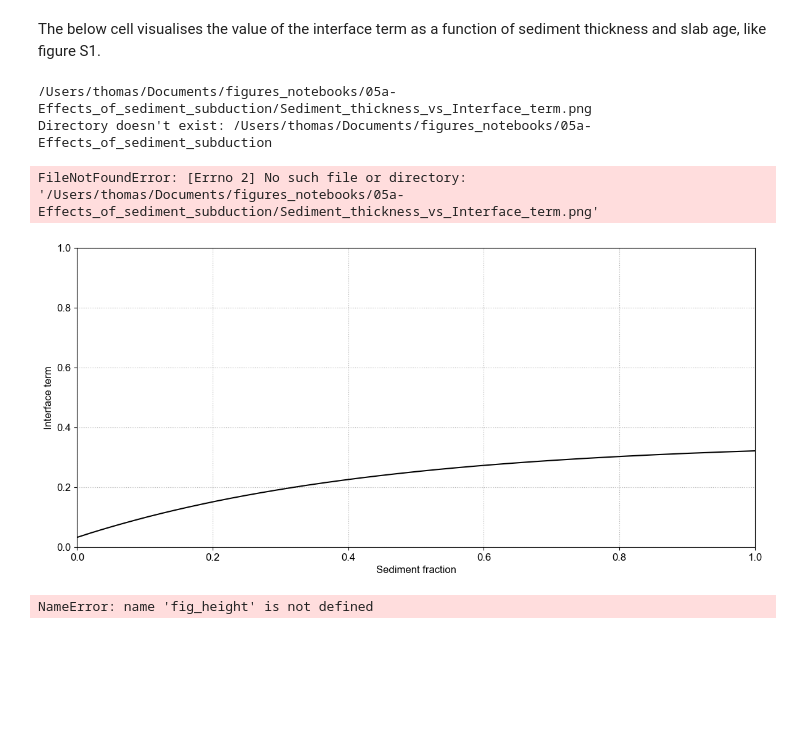
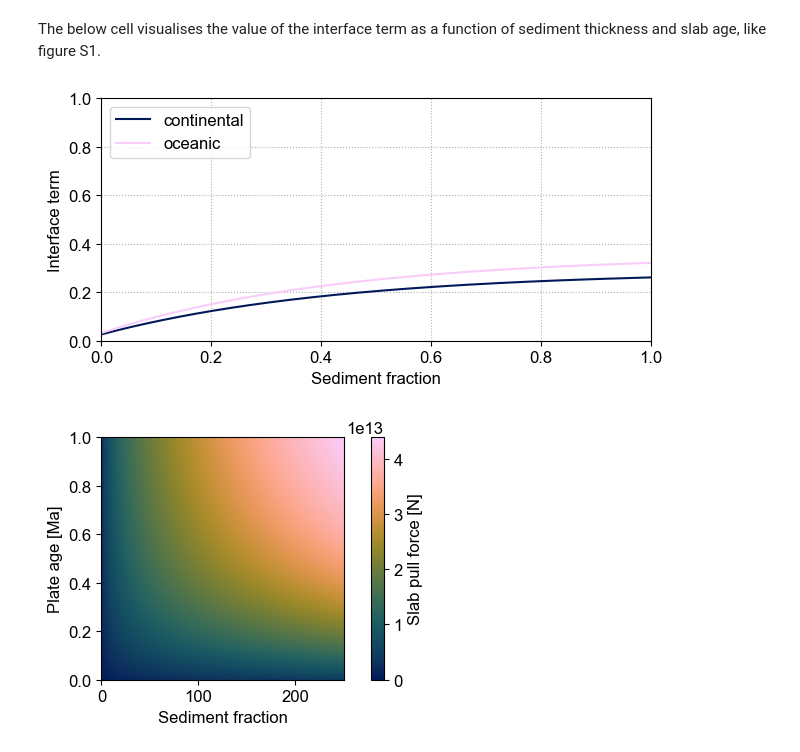
Before and after one commit to thomas-schouten/plato, a Jupyter notebook: notebooks/05a-Effects_of_sediment_subduction.ipynb, the cells around one changed output. Cells and saved outputs as stored; diff of their text form; code cells hidden in the pictures; blank space fills up the shorter version.

```diff
--- a/notebooks/05a-Effects_of_sediment_subduction.ipynb
+++ b/notebooks/05a-Effects_of_sediment_subduction.ipynb
@@ -27,6 +25,9 @@ from plato.plot import PlotReconstruction
 # %%
-# Load excel file with settings
-settings_file = os.path.join(os.getcwd(), "settings.xlsx")
+# Plate reconstruction
+reconstruction_name = "Muller2016"
+
+# Reconstruction ages of interest
+ages = [0]
 
 # Set directory with sample data
 data_dir = os.path.abspath(os.path.join(os.getcwd(), "..", "sample_data", "M2016"))
@@ -37,6 +38,12 @@ results_dir = os.path.abspath(os.path.join(os.getcwd(), "..", "..", "output_note
 # Set directory to save the figures
 figs_dir = os.path.abspath(os.path.join(os.getcwd(), "..", "..", "figures_notebooks", "05a-Effects_of_sediment_subduction"))
 
+# Load seafloor ages
+seafloor_age_grids = {}; continental_grids = {}
+for age in ages:
+    seafloor_age_grids[age] = xr.open_dataset(os.path.join(data_dir, "seafloor_age_grids", f"M2016_SeafloorAgeGrid_{age}Ma.nc"))
+    seafloor_age_grids[age] = seafloor_age_grids[age].rename({"lat": "latitude", "lon": "longitude", "z": "seafloor_age"})
+
 # Plotting parameters
 cm2in = 0.3937008
 fig_width = 18*cm2in*2; fig_height_graphs = 8*cm2in*2; fig_height_maps = 10.5*cm2in*2
@@ -118,53 +125,48 @@ slab_thickness = calculate_slab_thickness(ages)
 # Calculate slab pull force
 slab_pull_force = calculate_slab_pull_force(slab_thickness)
 
-# Calculate interface term
-interface_term = compute_interface_term(sediment_fractions)
+# Calculate interface term and effective slab pull force
+interface_term = {}; slab_pull_force_eff = {}
+for arc_type in ["continental", "oceanic"]:
+    interface_term[arc_type] = compute_interface_term(sediment_fractions)
 
-# Calculate effective slab pull force
-slab_pull_force_eff = slab_pull_force * interface_term
+    if arc_type == "continental":
+        interface_term[arc_type] /= 1.23
+
+    slab_pull_force_eff[arc_type] = slab_pull_force * interface_term[arc_type]
 # %% [markdown]
 The below cell visualises the value of the interface term as a function of sediment thickness and slab age, like figure S1.
-# %%
-print(os.path.join(figs_dir, "Sediment_thickness_vs_Interface_term.png"))
-
-import os
-
-if not os.path.exists(figs_dir):
-    print(f"Directory doesn't exist: {figs_dir}")
-else:
-    print(f"Directory exists: {figs_dir}")
-# %% [output]
-/Users/thomas/Documents/figures_notebooks/05a-Effects_of_sediment_subduction/Sediment_thickness_vs_Interface_term.png
-Directory doesn't exist: /Users/thomas/Documents/figures_notebooks/05a-Effects_of_sediment_subduction
 # %%
-fig, ax = plt.subplots(1, 1, figsize=(fig_width, fig_height_graphs))
-ax.plot(sediment_fraction_range, interface_term[:, 0], color="black")
+colours = plt.get_cmap("cmc.batlow")(np.linspace(0, 1, 2))
+fig, ax = plt.subplots(1, 1, figsize=(fig_width/2, fig_height_graphs/2))
+for i, arc_type in enumerate(["continental", "oceanic"]):
+    ax.plot(sediment_fraction_range, interface_term[arc_type][:, 0], label=arc_type, color=colours[i])
 ax.set_xlabel("Sediment fraction")
 ax.set_ylabel("Interface term")
 ax.set_xlim(0, 1)
 ax.set_ylim(0, 1)
 ax.grid(ls=":")
 # ax.set_yscale("log")
+ax.legend(loc="upper left")#, labels=["Continental", "Oceanic"])
 fig.savefig(os.path.join(figs_dir, "Sediment_thickness_vs_Interface_term.png"), bbox_inches="tight", dpi=300)
 plt.show()
 # %% [output]
-FileNotFoundError: [Errno 2] No such file or directory: '/Users/thomas/Documents/figures_notebooks/05a-Effects_of_sediment_subduction/Sediment_thickness_vs_Interface_term.png'
-[figure, old version]
+[figure, new version]
 # %%
-fig, ax = plt.subplots(figsize=(fig_width, fig_height), dpi=300)
-c = ax.imshow(
-    slab_pull_force_eff,
-    cmap="cmc.batlow",
-    extent=[0,250,1,0],
-    )
-ax.set_aspect(2.5e2)
-ax.set_xlabel("Plate age [Ma]")
-ax.set_ylabel("Sediment fraction")
-ax.invert_yaxis()
-fig.colorbar(c, label="Slab pull force [N]", aspect=20)
+fig, ax = plt.subplots(figsize=(fig_width/2, fig_height_graphs/2))
 
-fig.savefig("Figures/Slab_pull_force.png", bbox_inches="tight", dpi=300)
-plt.show()
+for arc_type in ["continental", "oceanic"]:
+    c = ax.imshow(
+        slab_pull_force_eff[arc_type],
+        cmap="cmc.batlow",
+        extent=[0,250,1,0],
+        )
+    ax.set_aspect(2.5e2)
+    ax.set_xlabel("Sediment fraction")
+    ax.set_ylabel("Plate age [Ma]")
+    ax.invert_yaxis()
+    fig.colorbar(c, label="Slab pull force [N]", aspect=20)
+    fig.savefig(os.path.join(figs_dir, f"Effective_slab_pull_force_{arc_type}.png"), bbox_inches="tight", dpi=300)
+    plt.show()
 # %% [output]
-NameError: name 'fig_height' is not defined
+[figure, added]
```
Also changed, not shown: parts of 14 cells of this notebook, 3 other files.
